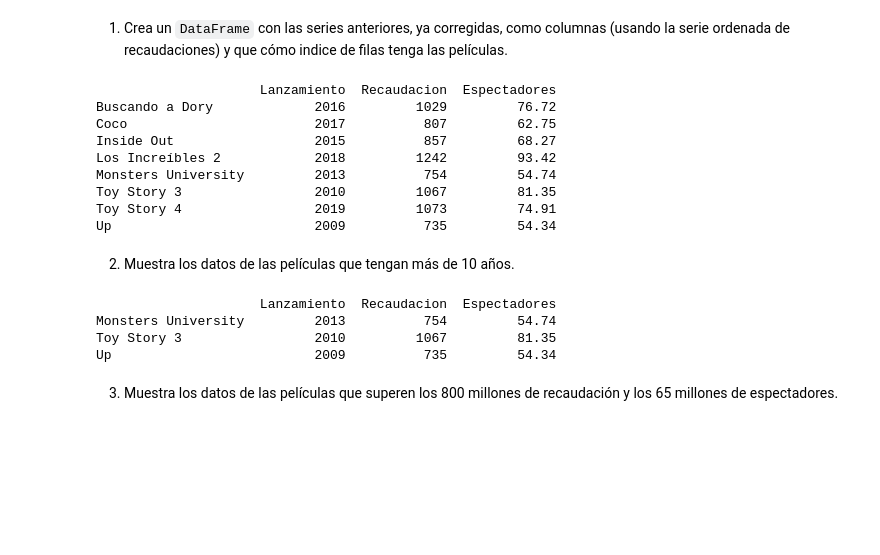
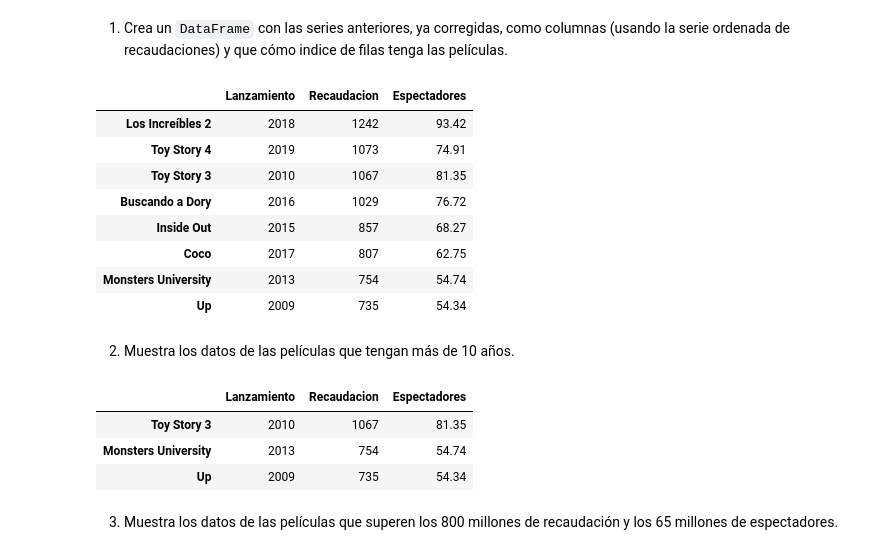
Before and after one commit to alejandroarbide/DS_Online_Ale_Arbide, a Jupyter notebook: 02_Herramientas_Avanzadas/Sprint_04/Unidad_01_Pandas_I/03_Practica_Obligatoria/18_Practica_Obligatoria_Pandas_I.ipynb, the cells around one changed output. Cells and saved outputs as stored; diff of their text form; code cells hidden in the pictures; blank space fills up the shorter version.

```diff
--- a/02_Herramientas_Avanzadas/Sprint_04/Unidad_01_Pandas_I/03_Practica_Obligatoria/18_Practica_Obligatoria_Pandas_I.ipynb
+++ b/02_Herramientas_Avanzadas/Sprint_04/Unidad_01_Pandas_I/03_Practica_Obligatoria/18_Practica_Obligatoria_Pandas_I.ipynb
@@ -238,36 +251,36 @@ dtype: float64
 # %%
 recaudaciones_org = recaudaciones_serie_new.sort_values()
 lanzamiento_org = lanzamiento_serie_new.sort_values()
 espectadores_org = espectadores_serie_new.sort_values()
 
 df_muvis = pd.DataFrame({
     "Lanzamiento":lanzamiento_org,
     "Recaudacion":recaudaciones_org,
     "Espectadores":espectadores_org
-})
+}).sort_values(by = "Recaudacion", ascending = False)
 
-print(df_muvis)
+df_muvis
 # %% [output]
-                     Lanzamiento  Recaudacion  Espectadores
-Buscando a Dory             2016         1029         76.72
-Coco                        2017          807         62.75
-Inside Out                  2015          857         68.27
-Los Increíbles 2            2018         1242         93.42
-Monsters University         2013          754         54.74
-Toy Story 3                 2010         1067         81.35
-Toy Story 4                 2019         1073         74.91
-Up                          2009          735         54.34
+|  | Lanzamiento | Recaudacion | Espectadores |
+| Los Increíbles 2 | 2018 | 1242 | 93.42 |
+| Toy Story 4 | 2019 | 1073 | 74.91 |
+| Toy Story 3 | 2010 | 1067 | 81.35 |
+| Buscando a Dory | 2016 | 1029 | 76.72 |
+| Inside Out | 2015 | 857 | 68.27 |
+| Coco | 2017 | 807 | 62.75 |
+| Monsters University | 2013 | 754 | 54.74 |
+| Up | 2009 | 735 | 54.34 |
 # %% [markdown]
 2. Muestra los datos de las películas que tengan más de 10 años.
 # %%
 antiguedad = 2025 - df_muvis["Lanzamiento"]
 tabla_antiguos = df_muvis[antiguedad > 10]
-print(tabla_antiguos)
+tabla_antiguos
 # %% [output]
-                     Lanzamiento  Recaudacion  Espectadores
-Monsters University         2013          754         54.74
-Toy Story 3                 2010         1067         81.35
-Up                          2009          735         54.34
+|  | Lanzamiento | Recaudacion | Espectadores |
+| Toy Story 3 | 2010 | 1067 | 81.35 |
+| Monsters University | 2013 | 754 | 54.74 |
+| Up | 2009 | 735 | 54.34 |
 # %% [markdown]
 3. Muestra los datos de las películas que superen los 800 millones de recaudación y los 65 millones de espectadores.
 # %%
```
Also changed, not shown: parts of 3 cells of this notebook.
